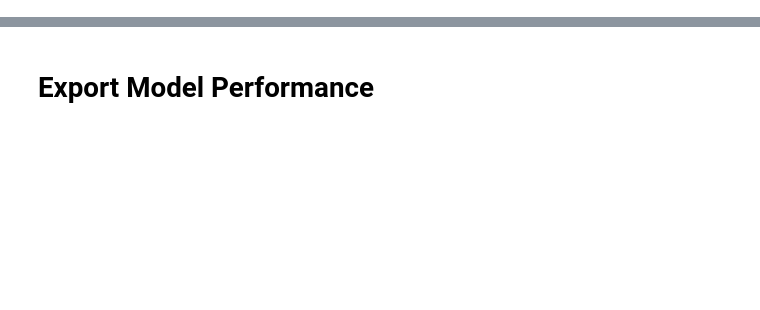
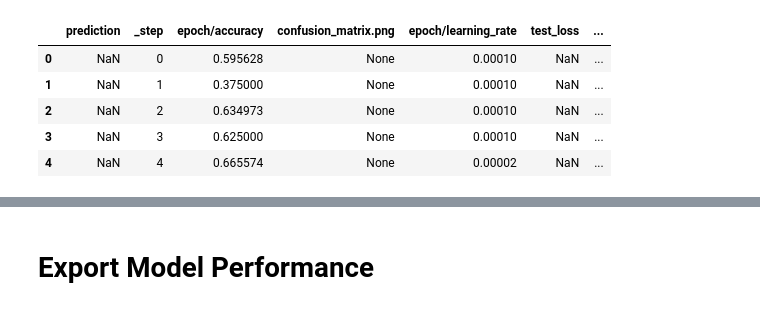
Before and after one commit to Sangeeths11/DeepLearningComputerVision, a Jupyter notebook: wandbVersion/energy_consumption.ipynb, the cells around one changed output, grey strips where cells are left out. Cells and saved outputs as stored; diff of their text form; code cells hidden in the pictures; blank space fills up the shorter version.

```diff
--- a/wandbVersion/energy_consumption.ipynb
+++ b/wandbVersion/energy_consumption.ipynb
@@ -8,4 +8,6 @@ import matplotlib.pyplot as plt
 # %%
 class RunData(BaseModel):
     run_path: str
+    model_name: str
     train_accuracy_key: str = "train_accuracy"
+    is_preprocessing: bool = False
@@ -61,4 +116,12 @@ model_performance = {
 }
 # %%
 run = api.run(RUNS["CNN-Preprocessing"].run_path)
-run.history()
+run_history = run.history()
+run_history.head()
+# %% [output]
+|  | prediction | _step | epoch/accuracy | confusion_matrix.png | epoch/learning_rate | test_loss | ... |
+| 0 | NaN | 0 | 0.595628 | None | 0.00010 | NaN | ... |
+| 1 | NaN | 1 | 0.375000 | None | 0.00010 | NaN | ... |
+| 2 | NaN | 2 | 0.634973 | None | 0.00010 | NaN | ... |
+| 3 | NaN | 3 | 0.625000 | None | 0.00010 | NaN | ... |
+| 4 | NaN | 4 | 0.665574 | None | 0.00002 | NaN | ... |
```
Also changed, not shown: parts of 32 cells of this notebook.
